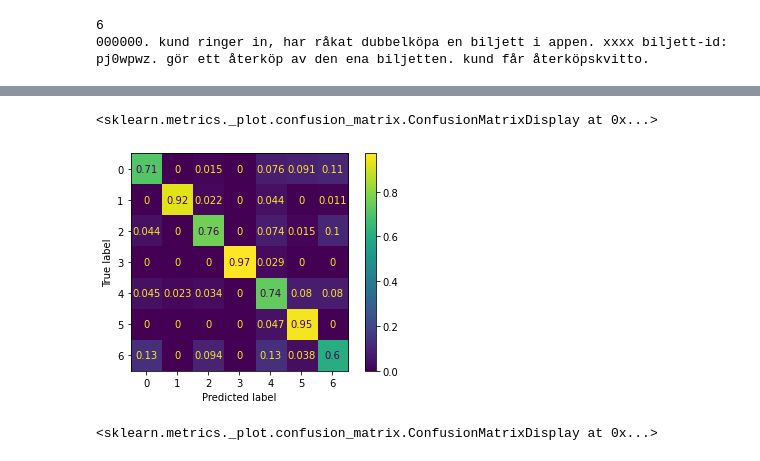
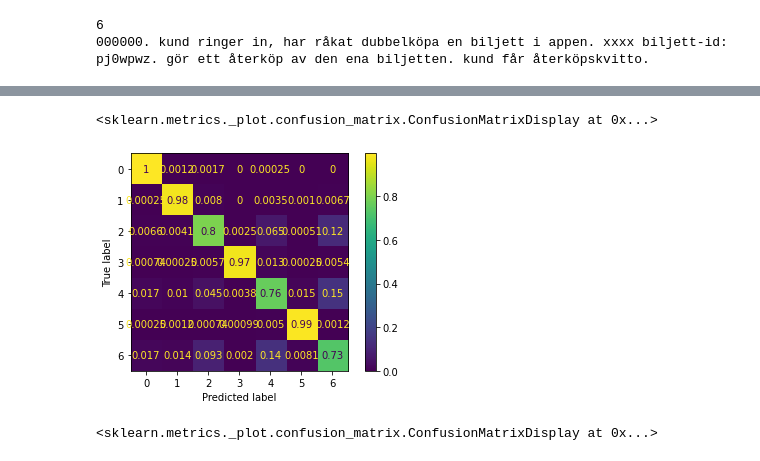
Before and after one commit to cerionXLII/NLP_BERT, a Jupyter notebook: src/Bert.ipynb, the cells around one changed output, grey strips where cells are left out. Cells and saved outputs as stored; diff of their text form; code cells hidden in the pictures.

Commit message:
Trained new pytorch model.

```diff
--- a/src/Bert.ipynb
+++ b/src/Bert.ipynb
@@ -1027,3 +1076,5 @@ TorchNLP(
     (6): Linear(in_features=64, out_features=7, bias=True)
   )
 )
+# %%
+X_light_train, X_light_test, Y_light_train, Y_light_test = train_test_split(X_transformed, Y, test_size=0.2, random_state=42)
@@ -1029,0 +1085,6 @@ TorchNLP(
+# %%
+mMiniBatcherTrain = MiniBatcher(X_light_train, Y_light_train, batch_size=500)
+mMiniBatcherTest = MiniBatcher(X_light_test, Y_light_test, batch_size=500)
+# %%
+train_losses, test_losses = [], []
+optimizer = optim.Adam(torchModelLight.TorchModel.parameters(), lr=0.0015)
@@ -1057,7 +1226,8 @@ Y_pred = []
 targets = []
 for X_batch, labels in mMiniBatcherTest.getBatchIterator():
 
-        output = torchModel.predict(X_batch)
+        X_batch = torch.tensor(X_batch).to(device)
+        output = torchModelLight.predict(X_batch)
         Y_pred.extend(output)
         targets.extend(labels)
 # %%
@@ -1120,9 +1258,9 @@ Accuracy: 0.818
 # %%
-cm = confusion_matrix(targets, Y_pred, normalize='true', labels=list(set(Y_test)))
-ConfusionMatrixDisplay(confusion_matrix=cm, display_labels=list(set(Y_test))).plot()
+cm = confusion_matrix(targets, Y_pred, normalize='true', labels=list(set(targets)))
+ConfusionMatrixDisplay(confusion_matrix=cm, display_labels=list(set(targets))).plot()
 # %% [output]
 <sklearn.metrics._plot.confusion_matrix.ConfusionMatrixDisplay at 0x...>
-[figure, old version]
+[figure, new version]
 # %%
 cm = confusion_matrix(targets, Y_pred, normalize=None, labels=list(set(Y_test)))
 ConfusionMatrixDisplay(confusion_matrix=cm, display_labels=list(set(Y_test))).plot()
```
Also changed, not shown: parts of 36 cells of this notebook.
